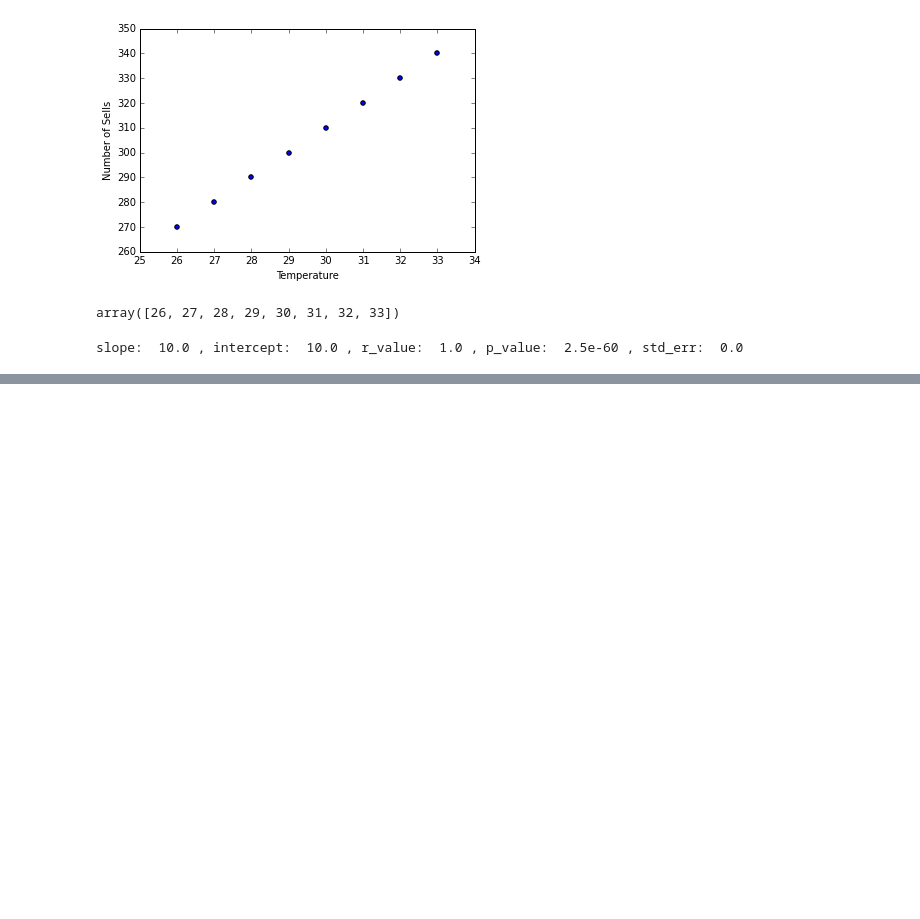
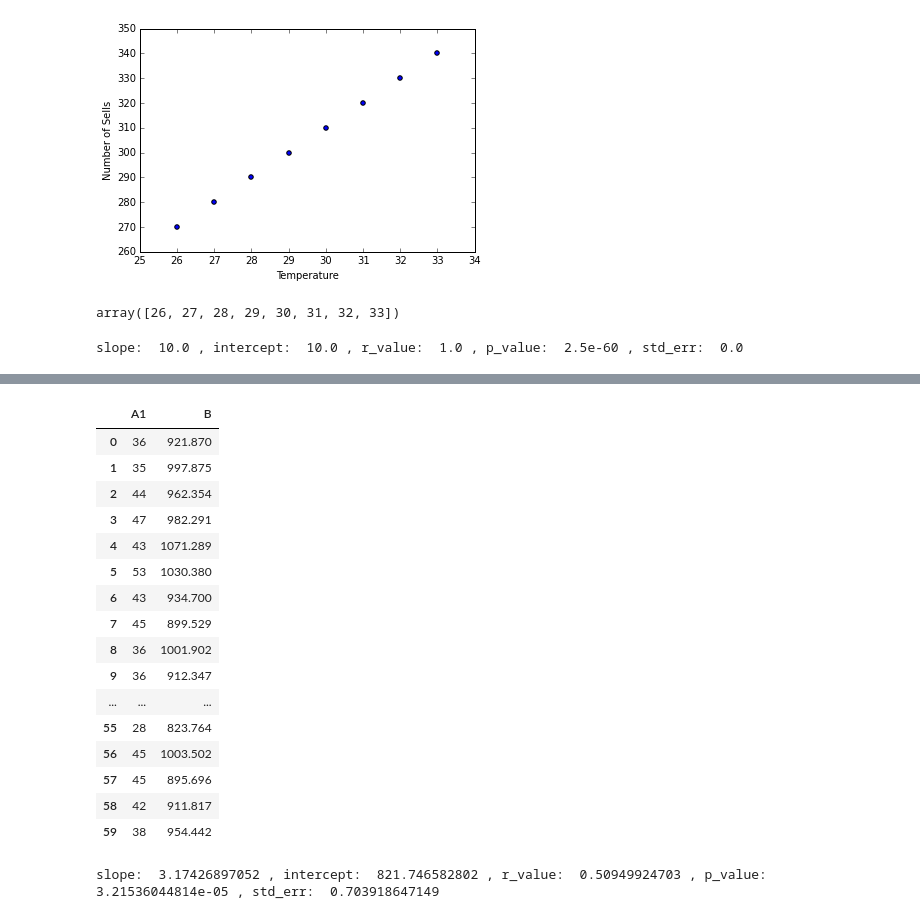
Before and after one commit to bluebibi/python-for-data-analysis, a Jupyter notebook: data_science/linear_regression.ipynb, the cells around one changed output, grey strips where cells are left out. Cells and saved outputs as stored; diff of their text form; code cells hidden in the pictures; blank space fills up the shorter version.

```diff
--- a/data_science/linear_regression.ipynb
+++ b/data_science/linear_regression.ipynb
@@ -45,0 +71,22 @@ pathUrl2 = 'https://raw.githubusercontent.com/pydata/pydata-book/master/ch02/usa
+# %%
+df2 = df[['A1','B']]
+# %%
+df2
+# %% [output]
+|  | A1 | B |
+| 0 | 36 | 921.870 |
+| 1 | 35 | 997.875 |
+| 2 | 44 | 962.354 |
+| 3 | 47 | 982.291 |
+| 4 | 43 | 1071.289 |
+| 5 | 53 | 1030.380 |
+| 6 | 43 | 934.700 |
+| 7 | 45 | 899.529 |
+| 8 | 36 | 1001.902 |
+| 9 | 36 | 912.347 |
+| ... | ... | ... |
+| 55 | 28 | 823.764 |
+| 56 | 45 | 1003.502 |
+| 57 | 45 | 895.696 |
+| 58 | 42 | 911.817 |
+| 59 | 38 | 954.442 |
@@ -45,0 +95,4 @@ pathUrl2 = 'https://raw.githubusercontent.com/pydata/pydata-book/master/ch02/usa
+# %%
+print "slope: ", slope, ", intercept: ", intercept, ", r_value: ", r_value, ", p_value: ", p_value, ", std_err: ", std_err
+# %% [output]
+slope:  3.17426897052 , intercept:  821.746582802 , r_value:  0.50949924703 , p_value:  3.21536044814e-05 , std_err:  0.703918647149
```
Also changed, not shown: parts of 5 cells of this notebook, 2 other files.
